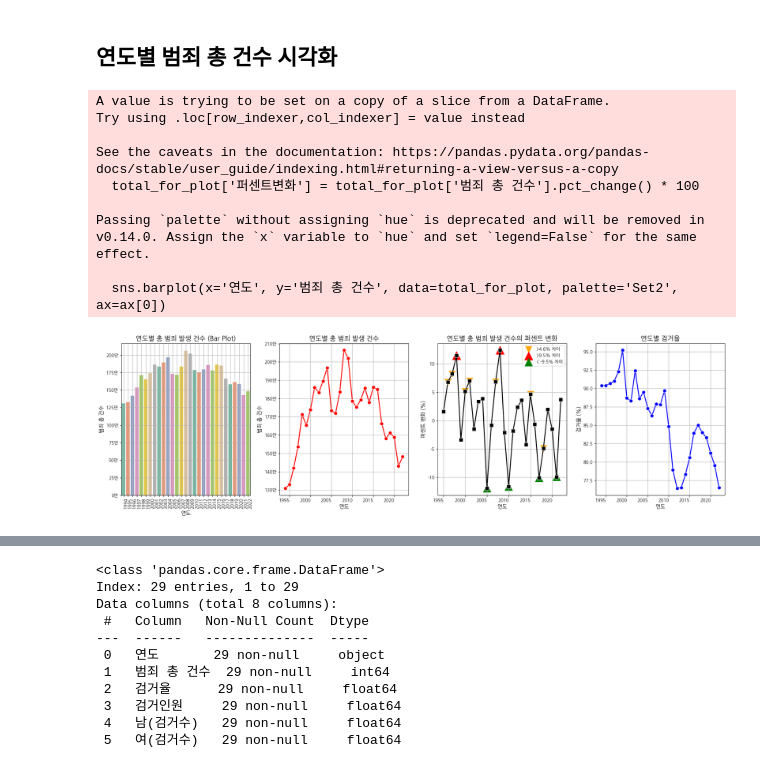
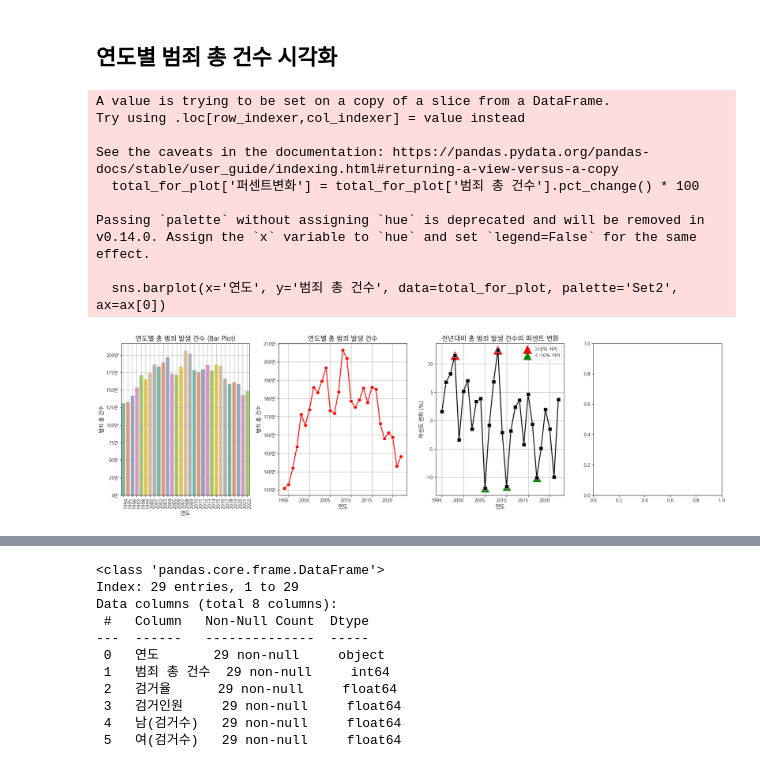
Before and after one commit to addinedu-ros-6th/eda-repo-4, a Jupyter notebook: Source/범죄csv정리.ipynb, the cells around one changed output, grey strips where cells are left out. Drawn from its saved outputs; the diff is of its cells as text; code cells hidden in the pictures.

```diff
--- a/Source/범죄csv정리.ipynb
+++ b/Source/범죄csv정리.ipynb
@@ -61,8 +60,8 @@ total_for_plot = total[total['연도'] != '1993']
 total_for_plot['퍼센트변화'] = total_for_plot['범죄 총 건수'].pct_change() * 100
 
 
-threshold_5 = 4.6
-threshold_10 = 9.5
+threshold_5 = 5
+threshold_10 = 10
 
 fig, ax = plt.subplots(1, 4, figsize=(20, 6))
 
@@ -80,47 +79,44 @@ ax[1].set_ylabel('범죄 총 건수', fontsize=12)
 ax[1].yaxis.set_major_formatter(formatter)
 
 sns.lineplot(x='연도', y='퍼센트변화', data=total_for_plot, marker='s', markersize=8, color='black', linewidth=2, ax=ax[2])
-ax[2].set_title('연도별 총 범죄 발생 건수의 퍼센트 변화', fontsize=15)
+ax[2].set_title('전년대비 총 범죄 발생 건수의 퍼센트 변화', fontsize=15)
 ax[2].set_xlabel('연도', fontsize=12)
 ax[2].set_ylabel('퍼센트 변화 (%)', fontsize=12)
 
 
-sns.lineplot(x='연도', y='검거율', data=total_for_plot, marker='o', markersize=8, color='b', linewidth=2, ax=ax[3])
-ax[3].set_title('연도별 검거율', fontsize=15)
-ax[3].set_xlabel('연도', fontsize=12)
-ax[3].set_ylabel('검거율 (%)', fontsize=12)
 
-diff_points_5 = total_for_plot[(total_for_plot['퍼센트변화'].abs() > threshold_5) & (total_for_plot['퍼센트변화'].abs() < threshold_10)]
-ax[2].scatter(x=diff_points_5['연도'], y=diff_points_5['퍼센트변화'], color='orange', s=200, marker='v', label=f'>{threshold_5}% 차이')
+
+# diff_points_5 = total_for_plot[(total_for_plot['퍼센트변화'].abs() > threshold_5) & (total_for_plot['퍼센트변화'].abs() < threshold_10)]
+# ax[2].scatter(x=diff_points_5['연도'], y=diff_points_5['퍼센트변화'], color='orange', s=200, marker='v', label=f'>{threshold_5}% 차이')
 
 diff_points_10_positive = total_for_plot[total_for_plot['퍼센트변화'] > threshold_10]
 ax[2].scatter(x=diff_points_10_positive['연도'], y=diff_points_10_positive['퍼센트변화'], color='red', s=350, marker='^', label=f'>{threshold_10}% 차이')
 
 diff_points_10_negative = total_for_plot[total_for_plot['퍼센트변화'] < -threshold_10]
 ax[2].scatter(x=diff_points_10_negative['연도'], y=diff_points_10_negative['퍼센트변화'], color='g', s=300, marker='^', label=f'< -{threshold_10}% 차이')
 
 plt.setp(ax[0].get_xticklabels(), rotation=90, ha="right", rotation_mode="anchor")
 plt.setp(ax[1].get_xticklabels(), ha="right", rotation_mode="anchor")
 plt.setp(ax[2].get_xticklabels(), ha="right", rotation_mode="anchor")
-plt.setp(ax[3].get_xticklabels(), ha="right", rotation_mode="anchor")
+
 
 
 ax[0].grid(True)
 ax[1].grid(True)
 ax[2].grid(True)
-ax[3].grid(True)
+
 ax[2].legend()
 plt.tight_layout()
 
 plt.show()
 # %% [output]
 A value is trying to be set on a copy of a slice from a DataFrame.
 Try using .loc[row_indexer,col_indexer] = value instead
 
 See the caveats in the documentation: https://pandas.pydata.org/pandas-docs/stable/user_guide/indexing.html#returning-a-view-versus-a-copy
   total_for_plot['퍼센트변화'] = total_for_plot['범죄 총 건수'].pct_change() * 100
 
 Passing `palette` without assigning `hue` is deprecated and will be removed in v0.14.0. Assign the `x` variable to `hue` and set `legend=False` for the same effect.
 
   sns.barplot(x='연도', y='범죄 총 건수', data=total_for_plot, palette='Set2', ax=ax[0])
-[figure, old version]
+[figure, new version]
```
Also changed, not shown: parts of 19 cells of this notebook, 16 other files.
